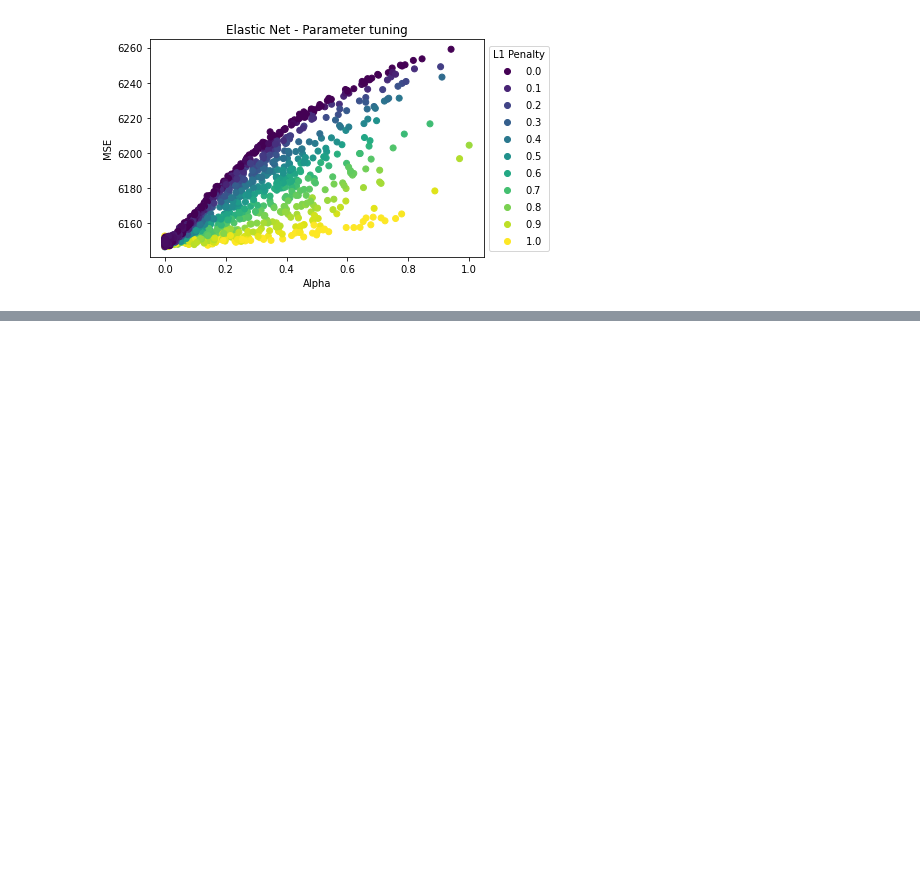
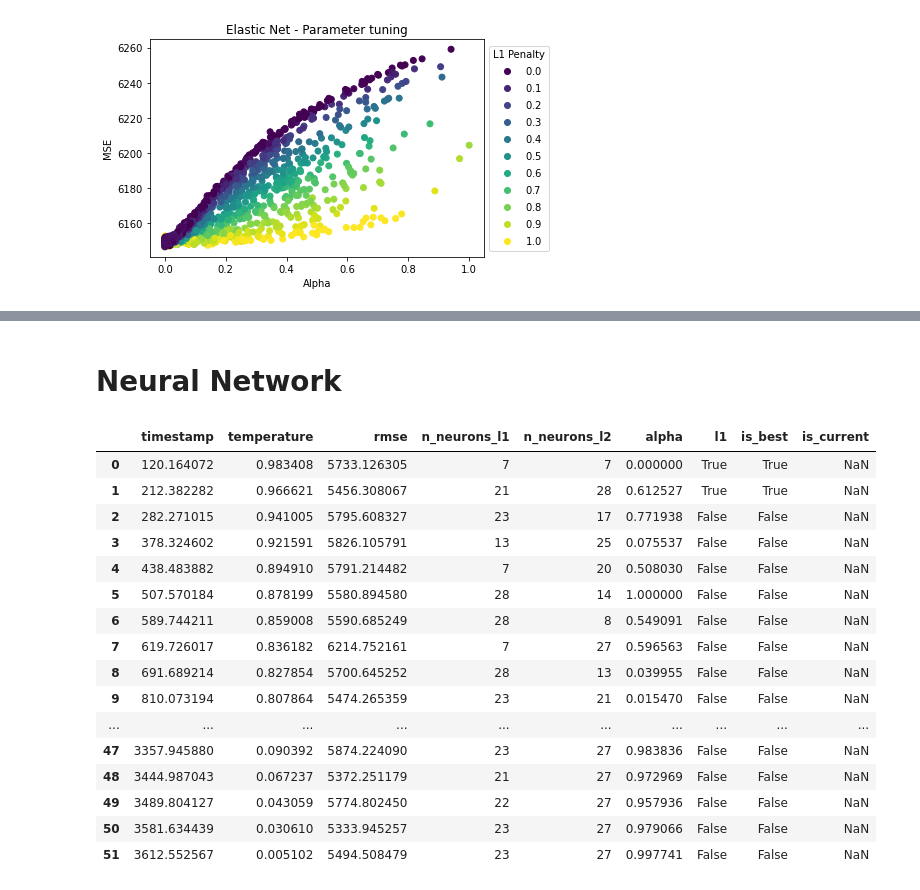
Before and after one commit to PaulErpen/auto-ml-exercise-tu-wien, a Jupyter notebook: LogsProcessing/logsprocessing.ipynb, the cells around one changed output, grey strips where cells are left out. Drawn from its saved outputs; the diff is of its cells as text; code cells hidden in the pictures; blank space fills up the shorter version.

```diff
--- a/LogsProcessing/logsprocessing.ipynb
+++ b/LogsProcessing/logsprocessing.ipynb
@@ -46,0 +49,25 @@ plt.legend(title="Result type", handles=[patches.Patch(color="blue", label="Norm
+# %% [markdown]
+# Neural Network
+# %%
+beijing_mlp = pd.read_csv(
+    "../output/beijing/MlpManager.csv",
+    names=["timestamp","temperature","rmse","n_neurons_l1","n_neurons_l2","alpha","l1","is_best","is_current"])
+display(beijing_mlp)
+# %% [output]
+|  | timestamp | temperature | rmse | n_neurons_l1 | n_neurons_l2 | alpha | l1 | is_best | is_current |
+| 0 | 120.164072 | 0.983408 | 5733.126305 | 7 | 7 | 0.000000 | True | True | NaN |
+| 1 | 212.382282 | 0.966621 | 5456.308067 | 21 | 28 | 0.612527 | True | True | NaN |
+| 2 | 282.271015 | 0.941005 | 5795.608327 | 23 | 17 | 0.771938 | False | False | NaN |
+| 3 | 378.324602 | 0.921591 | 5826.105791 | 13 | 25 | 0.075537 | False | False | NaN |
+| 4 | 438.483882 | 0.894910 | 5791.214482 | 7 | 20 | 0.508030 | False | False | NaN |
+| 5 | 507.570184 | 0.878199 | 5580.894580 | 28 | 14 | 1.000000 | False | False | NaN |
+| 6 | 589.744211 | 0.859008 | 5590.685249 | 28 | 8 | 0.549091 | False | False | NaN |
+| 7 | 619.726017 | 0.836182 | 6214.752161 | 7 | 27 | 0.596563 | False | False | NaN |
+| 8 | 691.689214 | 0.827854 | 5700.645252 | 28 | 13 | 0.039955 | False | False | NaN |
+| 9 | 810.073194 | 0.807864 | 5474.265359 | 23 | 21 | 0.015470 | False | False | NaN |
+| ... | ... | ... | ... | ... | ... | ... | ... | ... | ... |
+| 47 | 3357.945880 | 0.090392 | 5874.224090 | 23 | 27 | 0.983836 | False | False | NaN |
+| 48 | 3444.987043 | 0.067237 | 5372.251179 | 21 | 27 | 0.972969 | False | False | NaN |
+| 49 | 3489.804127 | 0.043059 | 5774.802450 | 22 | 27 | 0.957936 | False | False | NaN |
+| 50 | 3581.634439 | 0.030610 | 5333.945257 | 23 | 27 | 0.979066 | False | False | NaN |
+| 51 | 3612.552567 | 0.005102 | 5494.508479 | 23 | 27 | 0.997741 | False | False | NaN |
```
Also changed, not shown: parts of 3 cells of this notebook, 1 other file.
